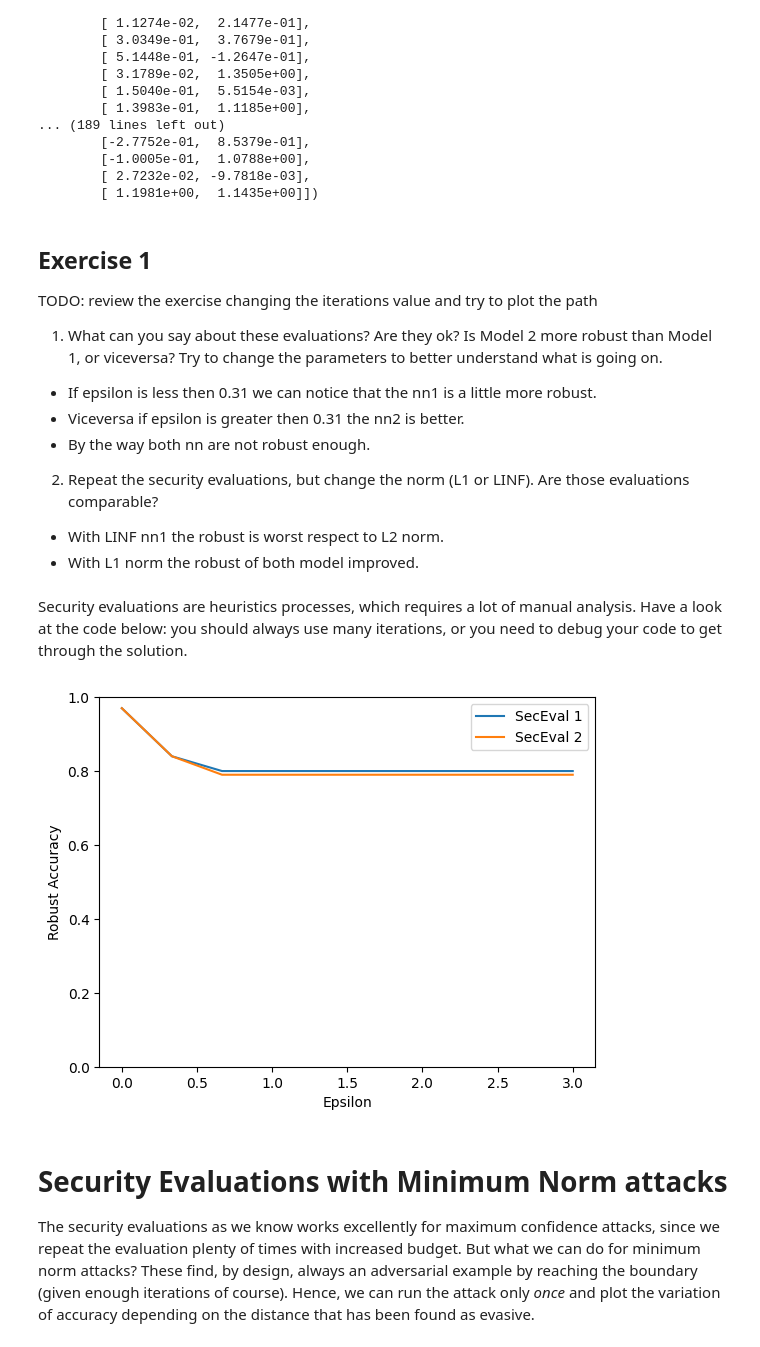
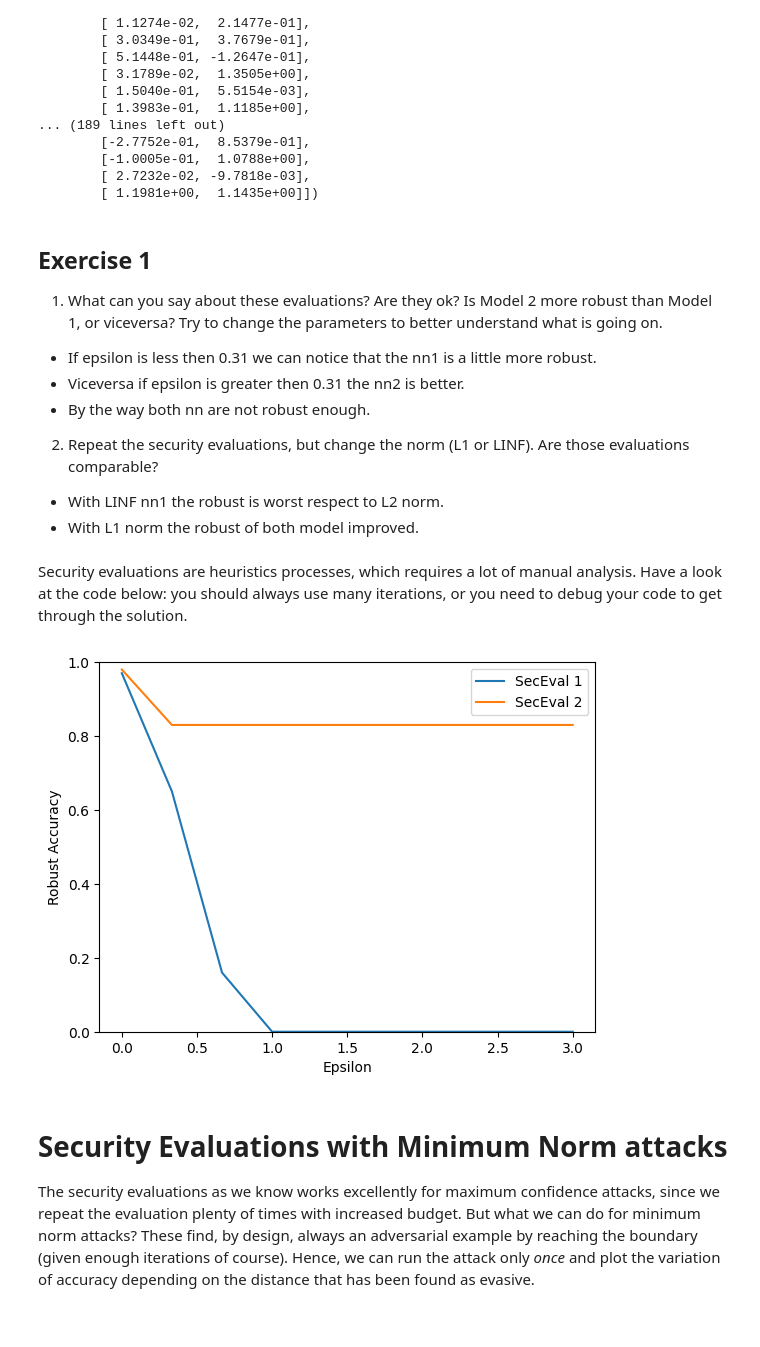
Before and after one commit to MN-UniCode/teaching_material, a Jupyter notebook: 03-SecurityEvaluations.ipynb, the cells around one changed output. Drawn from its saved outputs; the diff is of its cells as text; code cells hidden in the pictures.

```diff
--- a/03-SecurityEvaluations.ipynb
+++ b/03-SecurityEvaluations.ipynb
@@ -394,17 +376,17 @@ from secmlt.adv.backends import Backends
 from secmlt.adv.evasion.perturbation_models import LpPerturbationModels
 tracker = Sample2DTracker()
 
-def security_evaluation(model, dataloader, epsilons, iterations=50, stepsize=1e-2):
+def security_evaluation(model, dataloader, epsilons, iterations=100, stepsize=1e-2):
     sec_eval_data = []
     for e in epsilons:
         tracker.reset()
         attack = PGD(
-            perturbation_model=LpPerturbationModels.L1,
+            perturbation_model=LpPerturbationModels.L2,
             num_steps=iterations,
             step_size=stepsize,
             y_target=None,
             epsilon=e,
-            lb=-2,ub=2,
+            lb=-2, ub=2,
             backend = Backends.NATIVE,
             trackers=[tracker])
 
@@ -452,11 +434,14 @@ tensor([[ 1.0035e+00,  1.1056e+00],
         [ 1.1981e+00,  1.1435e+00]])
 # %% [markdown]
 ## Exercise 1
-TODO: review the exercise changing the iterations value and try to plot the path
+
 1. What can you say about these evaluations? Are they ok? Is Model 2 more robust than Model 1, or viceversa? Try to change the parameters to better understand what is going on.
 - If epsilon is less then 0.31 we can notice that the nn1 is a little more robust.
 - Viceversa if epsilon is greater then 0.31 the nn2 is better.
 - By the way both nn are not robust enough.
+
+
+
 2. Repeat the security evaluations, but change the norm (L1 or LINF). Are those evaluations comparable?
 - With LINF nn1 the robust is worst respect to L2 norm.
 - With L1 norm the robust of both model improved.
@@ -466,17 +451,17 @@ Have a look at the code below: you should always use many iterations, or you nee
 # %%
 epsilons=np.linspace(0, 3, 10)
 sec_eval_model1 = security_evaluation(secmlt_model, ts_dataloader, epsilons=epsilons, iterations=100, stepsize=1e-2)
-sec_eval_model2 = security_evaluation(secmlt_model2, ts_dataloader, epsilons=epsilons, iterations=100, stepsize=1e-2)
+sec_eval_model2 = security_evaluation(secmlt_model2, ts_dataloader, epsilons=epsilons, iterations=20, stepsize=1e-2)
 
 plt.plot(epsilons, sec_eval_model1, label='SecEval 1')
 plt.plot(epsilons, sec_eval_model2, label='SecEval 2')
 plt.xlabel('Epsilon')
 plt.ylabel('Robust Accuracy')
 plt.ylim(0, 1)
 plt.legend()
 plt.show()
 # %% [output]
-[figure, old version]
+[figure, new version]
 # %% [markdown]
 # Security Evaluations with Minimum Norm attacks
 
```
Also changed, not shown: parts of 10 cells of this notebook, 1 other file.
